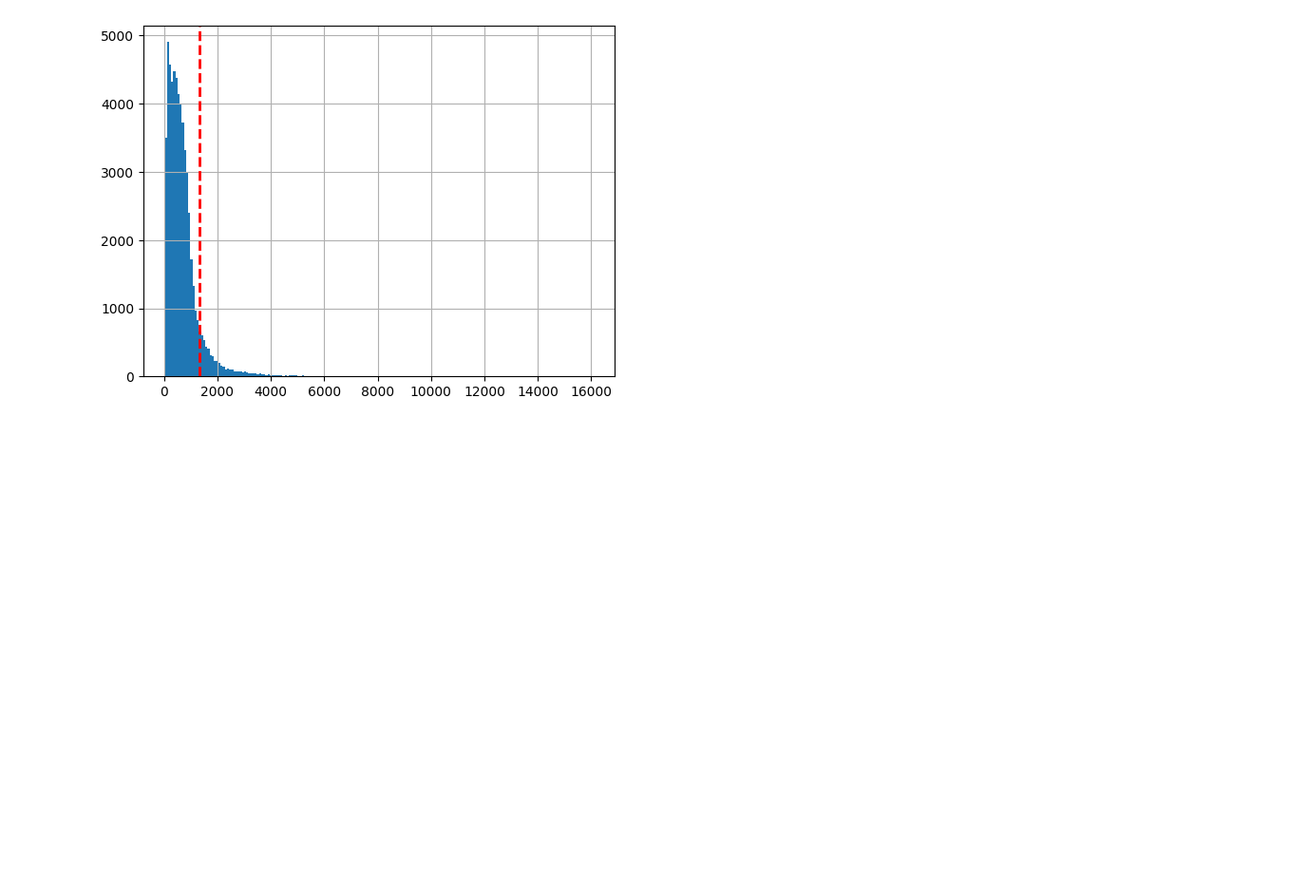
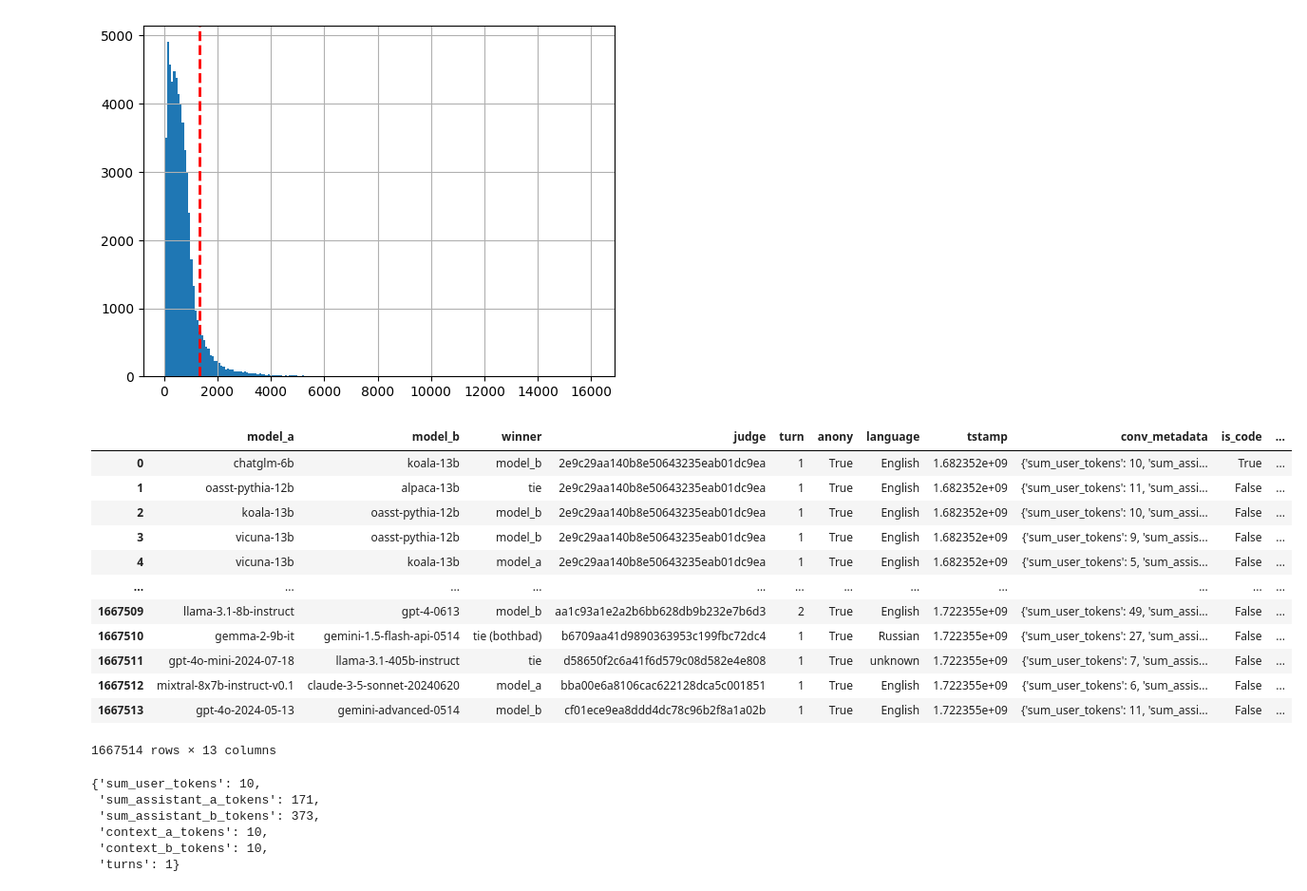
Before and after one commit to jdubkim/lmsys-arena, a Jupyter notebook: eda.ipynb, the cells around one changed output. Shown at 95% size. Cells and saved outputs as stored; diff of their text form; code cells hidden in the pictures; blank space fills up the shorter version.

```diff
--- a/eda.ipynb
+++ b/eda.ipynb
@@ -177,3 +208,38 @@ print(train_df["n_tokens"].quantile(0.96))
 # %% [output]
 1981.0
 [figure]
+# %%
+import json
+
+# Load the json file to pandas
+with open("data/clean_battle_20240730_public.json", "r") as f:
+    data = json.load(f)
+# %%
+import pandas as pd
+
+df = pd.DataFrame(data)
+# %%
+df
+# %% [output]
+|  | model_a | model_b | winner | judge | turn | anony | language | tstamp | conv_metadata | is_code | ... |
+| 0 | chatglm-6b | koala-13b | model_b | 2e9c29aa140b8e50643235eab01dc9ea | 1 | True | English | 1.682352e+09 | {'sum_user_tokens': 10, 'sum_assi... | True | ... |
+| 1 | oasst-pythia-12b | alpaca-13b | tie | 2e9c29aa140b8e50643235eab01dc9ea | 1 | True | English | 1.682352e+09 | {'sum_user_tokens': 11, 'sum_assi... | False | ... |
+| 2 | koala-13b | oasst-pythia-12b | model_b | 2e9c29aa140b8e50643235eab01dc9ea | 1 | True | English | 1.682352e+09 | {'sum_user_tokens': 10, 'sum_assi... | False | ... |
+| 3 | vicuna-13b | oasst-pythia-12b | model_b | 2e9c29aa140b8e50643235eab01dc9ea | 1 | True | English | 1.682352e+09 | {'sum_user_tokens': 9, 'sum_assis... | False | ... |
+| 4 | vicuna-13b | koala-13b | model_a | 2e9c29aa140b8e50643235eab01dc9ea | 1 | True | English | 1.682352e+09 | {'sum_user_tokens': 5, 'sum_assis... | False | ... |
+| ... | ... | ... | ... | ... | ... | ... | ... | ... | ... | ... | ... |
+| 1667509 | llama-3.1-8b-instruct | gpt-4-0613 | model_b | aa1c93a1e2a2b6bb628db9b232e7b6d3 | 2 | True | English | 1.722355e+09 | {'sum_user_tokens': 49, 'sum_assi... | False | ... |
+| 1667510 | gemma-2-9b-it | gemini-1.5-flash-api-0514 | tie (bothbad) | b6709aa41d9890363953c199fbc72dc4 | 1 | True | Russian | 1.722355e+09 | {'sum_user_tokens': 27, 'sum_assi... | False | ... |
+| 1667511 | gpt-4o-mini-2024-07-18 | llama-3.1-405b-instruct | tie | d58650f2c6a41f6d579c08d582e4e808 | 1 | True | unknown | 1.722355e+09 | {'sum_user_tokens': 7, 'sum_assis... | False | ... |
+| 1667512 | mixtral-8x7b-instruct-v0.1 | claude-3-5-sonnet-20240620 | model_a | bba00e6a8106cac622128dca5c001851 | 1 | True | English | 1.722355e+09 | {'sum_user_tokens': 6, 'sum_assis... | False | ... |
+| 1667513 | gpt-4o-2024-05-13 | gemini-advanced-0514 | model_b | cf01ece9ea8ddd4dc78c96b2f8a1a02b | 1 | True | English | 1.722355e+09 | {'sum_user_tokens': 11, 'sum_assi... | False | ... |
+1667514 rows × 13 columns
+# %%
+df.iloc[0]["conv_metadata"]
+# %% [output]
+{'sum_user_tokens': 10,
+ 'sum_assistant_a_tokens': 171,
+ 'sum_assistant_b_tokens': 373,
+ 'context_a_tokens': 10,
+ 'context_b_tokens': 10,
+ 'turns': 1}
```
Also changed, not shown: parts of 2 cells of this notebook.
